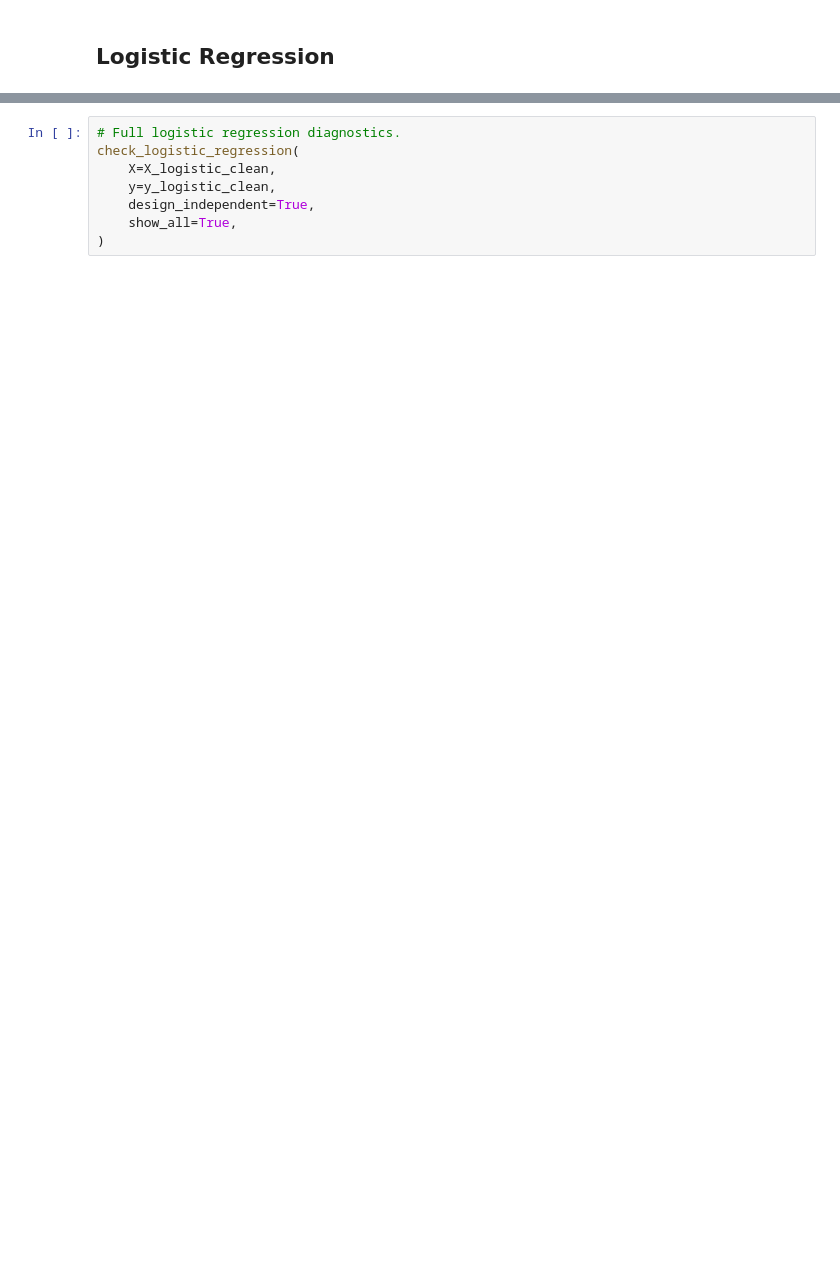
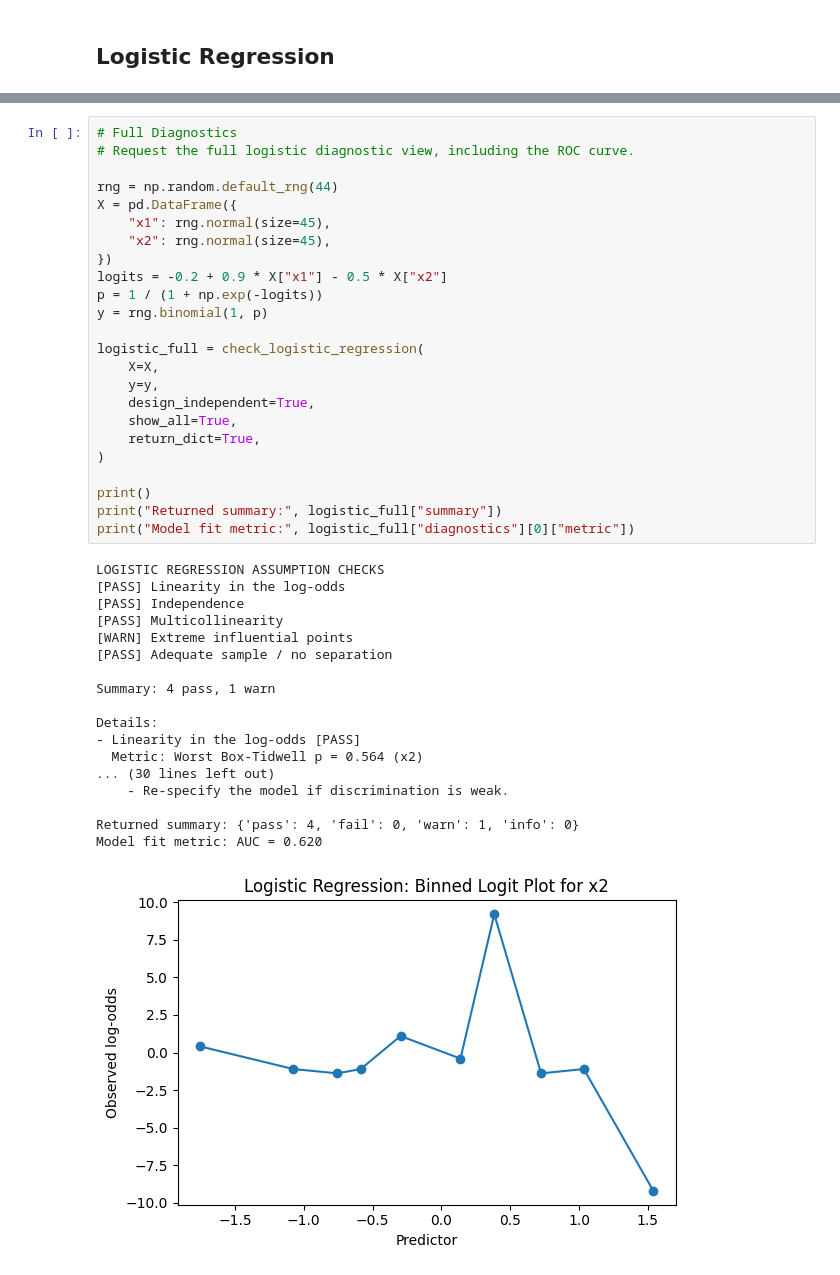
Before and after one commit to Josiah-DeValois/assumpcheck, a Jupyter notebook: examples/assumpcheck_examples.ipynb, the cells around one changed output, grey strips where cells are left out. Drawn from its saved outputs; the diff is of its cells as text; blank space fills up the shorter version.

```diff
--- a/examples/assumpcheck_examples.ipynb
+++ b/examples/assumpcheck_examples.ipynb
@@ -154,8 +334,43 @@ status_table(logistic_fail)
-# %%
-# Full logistic regression diagnostics.
-check_logistic_regression(
-    X=X_logistic_clean,
-    y=y_logistic_clean,
-    design_independent=True,
-    show_all=True,
-)
+# %%
+# Full Diagnostics
+# Request the full logistic diagnostic view, including the ROC curve.
+
+rng = np.random.default_rng(44)
+X = pd.DataFrame({
+    "x1": rng.normal(size=45),
+    "x2": rng.normal(size=45),
+})
+logits = -0.2 + 0.9 * X["x1"] - 0.5 * X["x2"]
+p = 1 / (1 + np.exp(-logits))
+y = rng.binomial(1, p)
+
+logistic_full = check_logistic_regression(
+    X=X,
+    y=y,
+    design_independent=True,
+    show_all=True,
+    return_dict=True,
+)
+
+print()
+print("Returned summary:", logistic_full["summary"])
+print("Model fit metric:", logistic_full["diagnostics"][0]["metric"])
+# %% [output]
+LOGISTIC REGRESSION ASSUMPTION CHECKS
+[PASS] Linearity in the log-odds
+[PASS] Independence
+[PASS] Multicollinearity
+[WARN] Extreme influential points
+[PASS] Adequate sample / no separation
+
+Summary: 4 pass, 1 warn
+
+Details:
+- Linearity in the log-odds [PASS]
+  Metric: Worst Box-Tidwell p = 0.564 (x2)
+... (30 lines left out)
+    - Re-specify the model if discrimination is weak.
+
+Returned summary: {'pass': 4, 'fail': 0, 'warn': 1, 'info': 0}
+Model fit metric: AUC = 0.620
+[figure, added]
```
Also changed, not shown: parts of 16 cells of this notebook, 17 other files.
